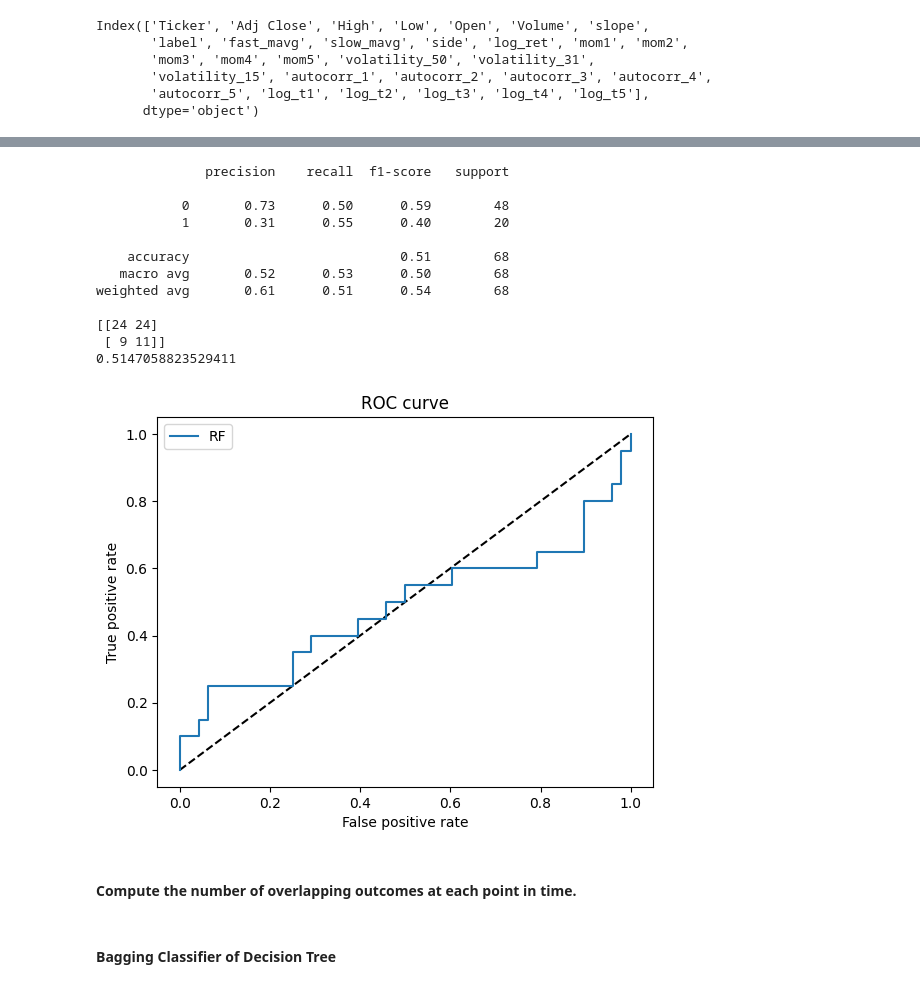
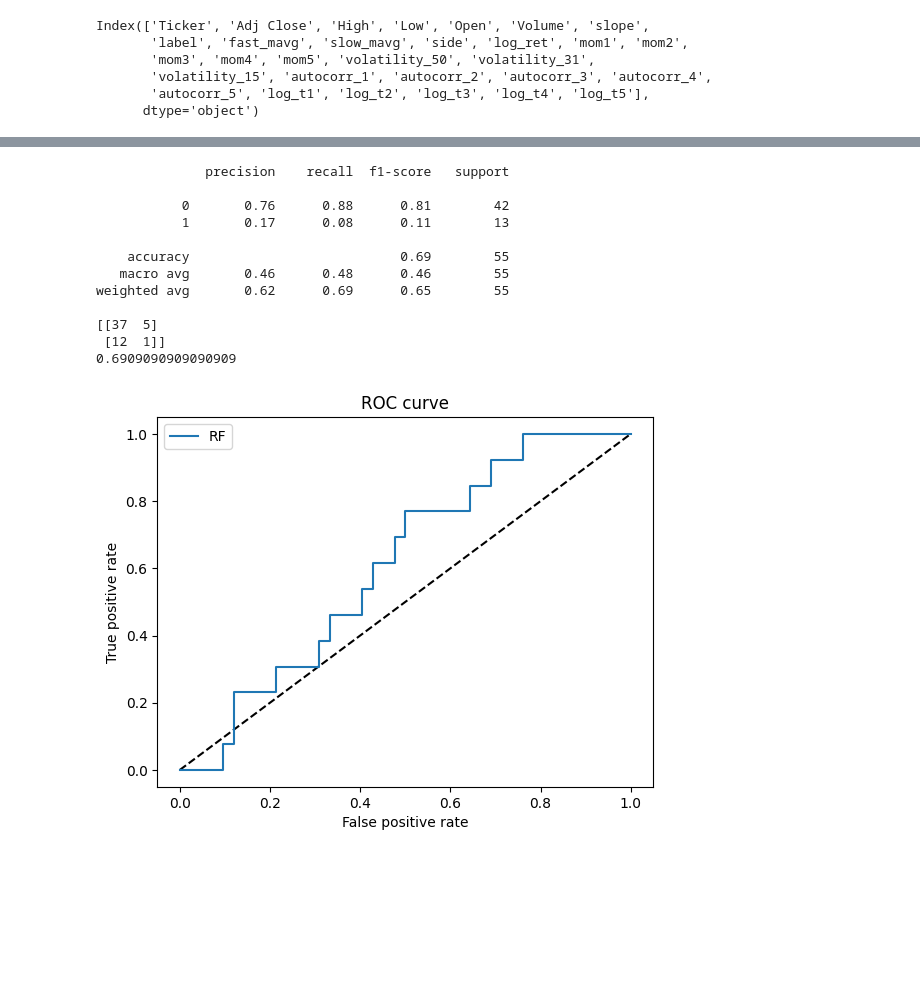
Before and after one commit to waikho/MADS_Capstone, a Jupyter notebook: modeling.ipynb, the cells around one changed output, grey strips where cells are left out. Drawn from its saved outputs; the diff is of its cells as text; code cells hidden in the pictures; blank space fills up the shorter version.

Commit message:
added sample weights, cross val, feat importance

```diff
--- a/modeling.ipynb
+++ b/modeling.ipynb
@@ -343,6 +326,7 @@ Index(['Ticker', 'Adj Close', 'High', 'Low', 'Open', 'Volume', 'slope',
 # %%
 # Drop unwanted columns
-X.drop(['Adj Close', 'High', 'Low', 'Open', 'Volume',
-        'fast_mavg', 'slow_mavg', 'side', # remove for MA crossover
-        #'slope', 'label', # remove for trend scanning
+_X.drop(['Ticker',
+        'Adj Close', 'High', 'Low', 'Open', 'Volume',
+        #'fast_mavg', 'slow_mavg', 'side', # remove for MA crossover
+        'slope', 'label', # remove for trend scanning
         ], axis=1, inplace=True)
@@ -353,3 +333,8 @@ y = clean_labels['bin']
+# %%
+Xy = _X.join(features).join(clean_labels['bin']).dropna()
+# %%
+X = Xy.iloc[:, :-1]
+y = Xy.iloc[:, -1]
 # %%
 y.value_counts()
 # %% [output]
@@ -369,40 +600,43 @@ X_train, X_test, y_train, y_test = train_test_split(X, y, test_size=0.5, shuffle
+# %%
+RANDOM_STATE = 42
+
+X_train, X_test, y_train, y_test = train_test_split(X, y, test_size=0.5, shuffle=False)
 # %%
 n_estimator = 10000
-rf = RandomForestClassifier(max_depth=2, n_estimators=n_estimator,
+rf = RandomForestClassifier(max_depth=2,
+                            n_estimators=n_estimator,
                             criterion='entropy',
                             class_weight='balanced',
                             random_state=RANDOM_STATE)
 rf.fit(X_train, y_train)
 
 # The random forest model by itself
 y_pred_rf = rf.predict_proba(X_test)[:, 1]
 y_pred = rf.predict(X_test)
 fpr_rf, tpr_rf, _ = roc_curve(y_test, y_pred_rf)
 print(classification_report(y_test, y_pred))
 print(confusion_matrix(y_test, y_pred))
 print(accuracy_score(y_test, y_pred))
 
 plt.figure(1)
 plt.plot([0, 1], [0, 1], 'k--')
 plt.plot(fpr_rf, tpr_rf, label='RF')
 plt.xlabel('False positive rate')
 plt.ylabel('True positive rate')
 plt.title('ROC curve')
 plt.legend(loc='best')
 plt.show()
 # %% [output]
               precision    recall  f1-score   support
 
-           0       0.73      0.50      0.59        48
-           1       0.31      0.55      0.40        20
+           0       0.76      0.88      0.81        42
+           1       0.17      0.08      0.11        13
 
-    accuracy                           0.51        68
-   macro avg       0.52      0.53      0.50        68
-weighted avg       0.61      0.51      0.54        68
+    accuracy                           0.69        55
+   macro avg       0.46      0.48      0.46        55
+weighted avg       0.62      0.69      0.65        55
 
-[[24 24]
- [ 9 11]]
-0.5147058823529411
+[[37  5]
+ [12  1]]
+0.6909090909090909
-[figure, old version]
+[figure, new version]
-# %% [markdown]
-#### Compute the number of overlapping outcomes at each point in time.
@@ -430,2 +642,0 @@ out['w']*=out.shape[0]/out['w'].sum()
-# %% [markdown]
-#### Bagging Classifier of Decision Tree
```
Also changed, not shown: parts of 45 cells of this notebook, 4 other files.
